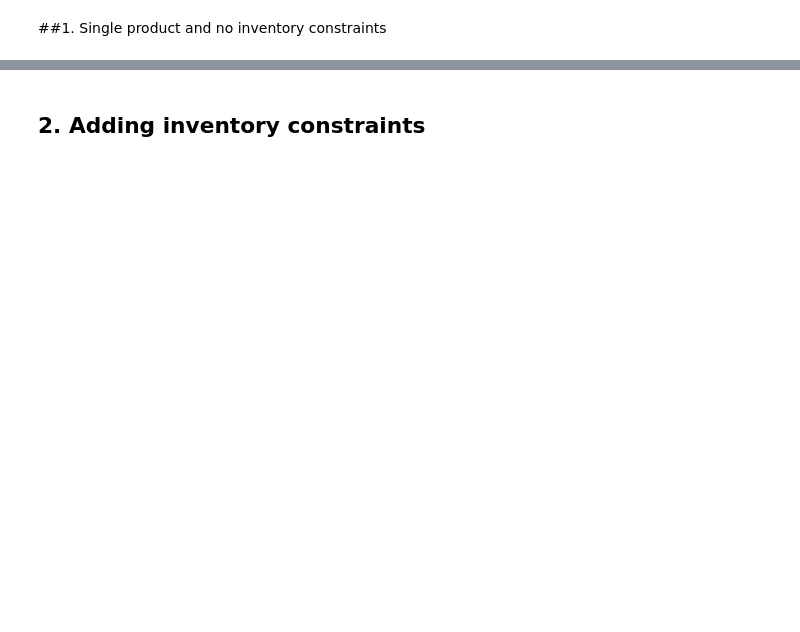
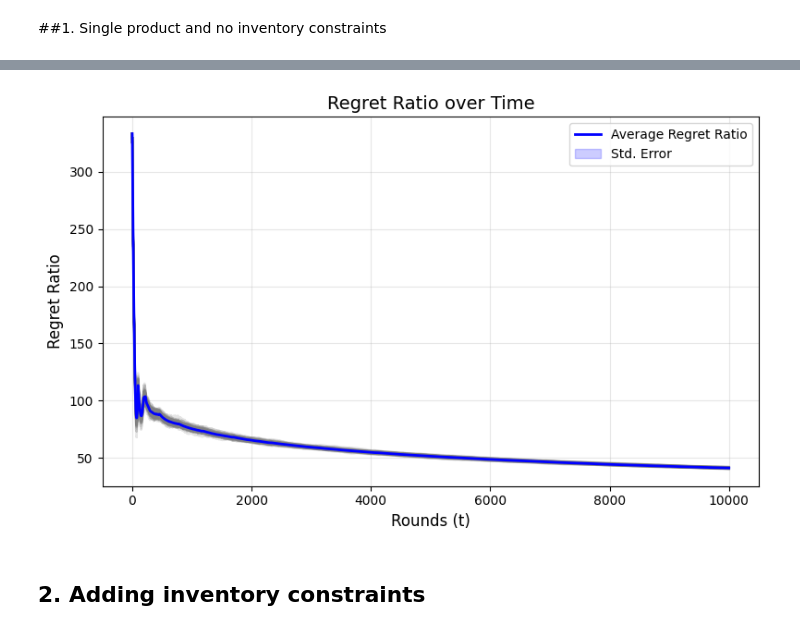
Before and after one commit to alessandrom10/Online_Learning_Applications_Project, a Jupyter notebook: Req_1/Req_1.ipynb, the cells around one changed output, grey strips where cells are left out. Drawn from its saved outputs; the diff is of its cells as text; code cells hidden in the pictures; blank space fills up the shorter version.

```diff
--- a/Req_1/Req_1.ipynb
+++ b/Req_1/Req_1.ipynb
@@ -151,3 +178,24 @@ plt.show();
+# %%
+# Plot
+plt.figure(figsize=(8,5))
+for i in range(n_trials):
+    plt.plot(np.arange(T), regret_ratio_trials[i], alpha=0.2, color="gray")
+
+plt.plot(np.arange(T), avg_regret_ratio, color="blue", lw=2, label="Average Regret Ratio")
+plt.fill_between(np.arange(T),
+                 avg_regret_ratio - regret_ratio_sd/np.sqrt(n_trials),
+                 avg_regret_ratio + regret_ratio_sd/np.sqrt(n_trials),
+                 color="blue", alpha=0.2, label="Std. Error")
+
+plt.title("Regret Ratio over Time", fontsize=14)
+plt.xlabel("Rounds (t)", fontsize=12)
+plt.ylabel("Regret Ratio", fontsize=12)
+plt.legend()
+plt.grid(alpha=0.3)
+plt.tight_layout()
+plt.show()
+# %% [output]
+[figure, added]
 # %% [markdown]
 ## 2. Adding inventory constraints
 # %%
```
Also changed, not shown: parts of 16 cells of this notebook.
